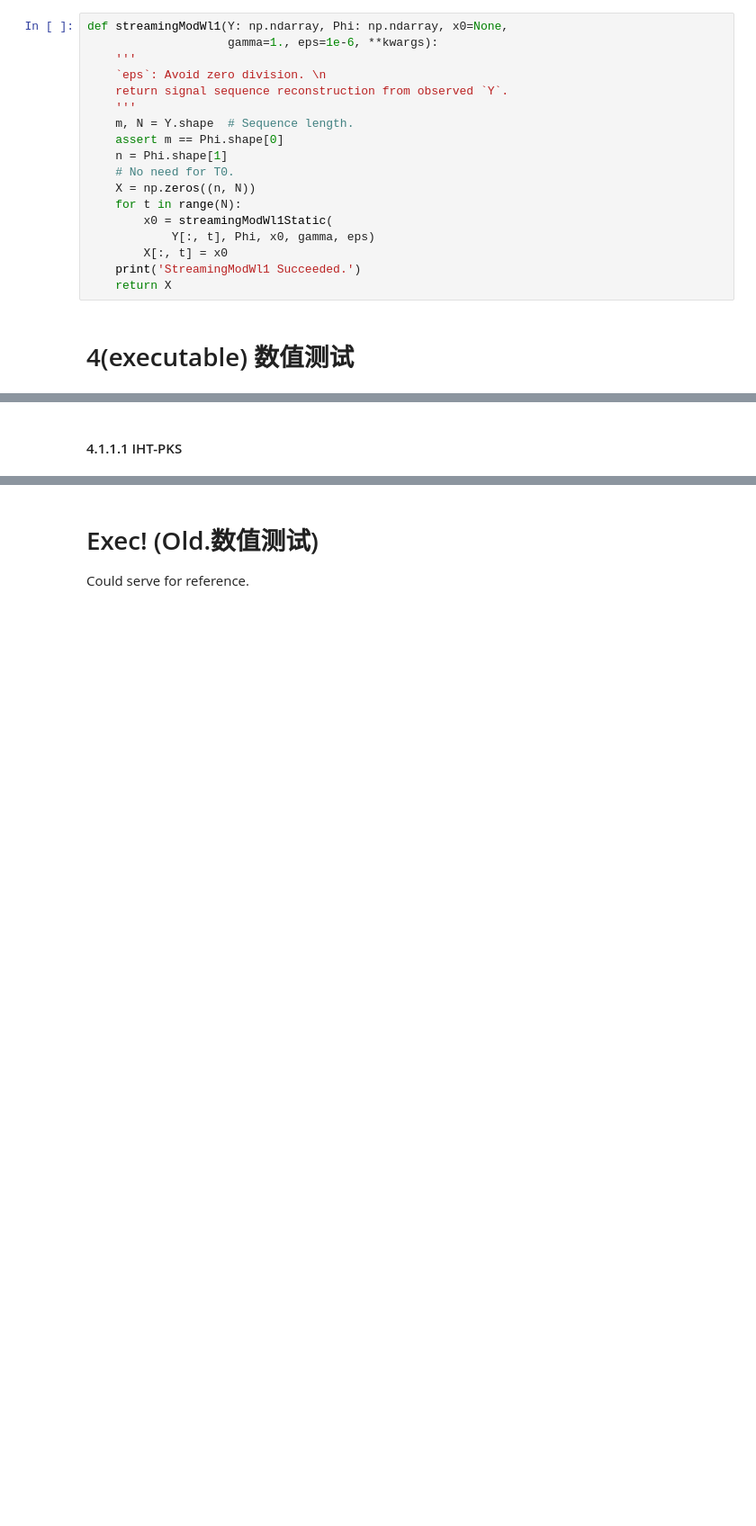
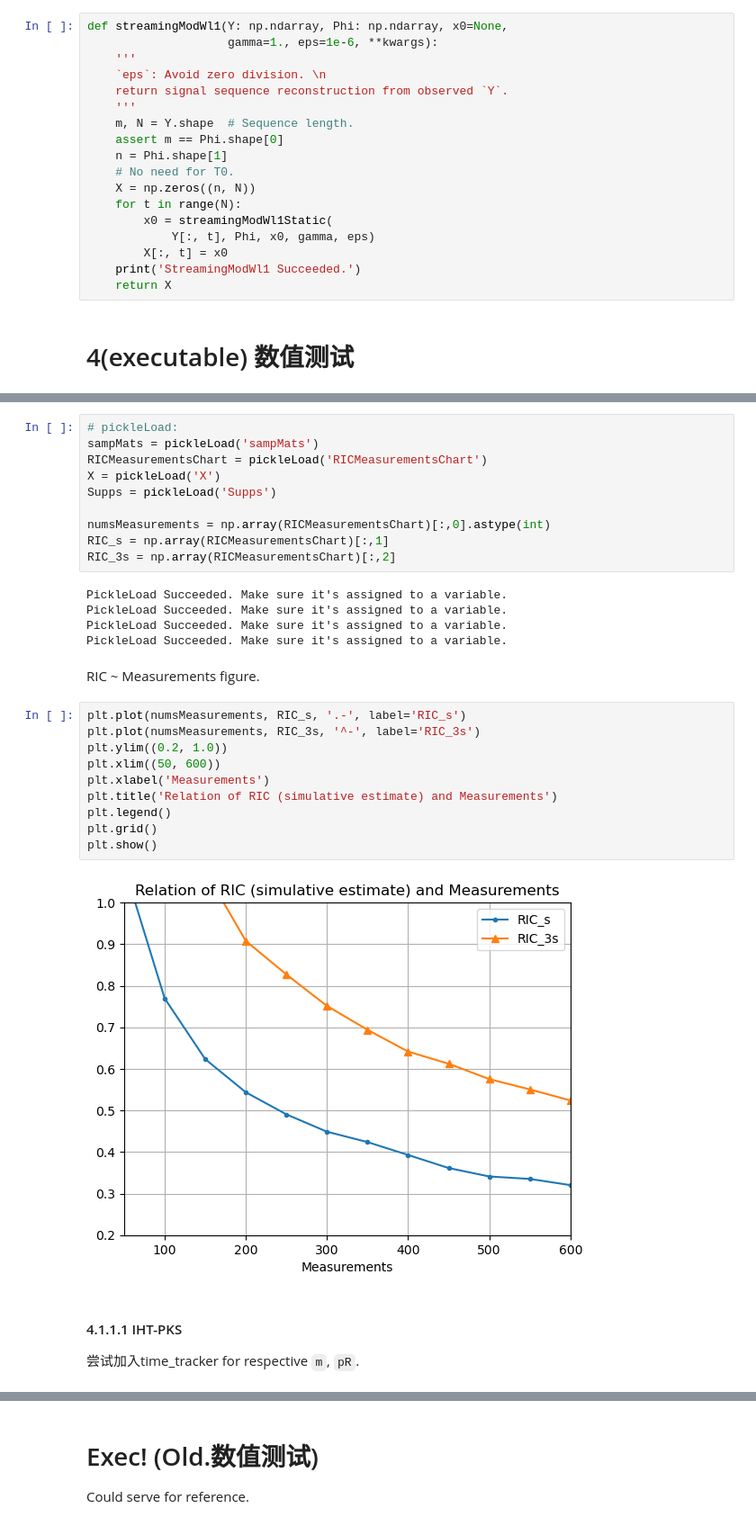
Before and after one commit to LIU-Xnd/CompressiveSensing, a Jupyter notebook: Algorithms.ipynb, the cells around one changed output, grey strips where cells are left out. Shown at 90% size. Saved outputs shown, nothing was run; the diff lists cells and outputs as text; blank space fills up the shorter version.

```diff
--- a/Algorithms.ipynb
+++ b/Algorithms.ipynb
@@ -1114,2 +1153,32 @@ Min singular value: 0.65051883
+# %%
+# pickleLoad:
+sampMats = pickleLoad('sampMats')
+RICMeasurementsChart = pickleLoad('RICMeasurementsChart')
+X = pickleLoad('X')
+Supps = pickleLoad('Supps')
+
+numsMeasurements = np.array(RICMeasurementsChart)[:,0].astype(int)
+RIC_s = np.array(RICMeasurementsChart)[:,1]
+RIC_3s = np.array(RICMeasurementsChart)[:,2]
+# %% [output]
+PickleLoad Succeeded. Make sure it's assigned to a variable.
+PickleLoad Succeeded. Make sure it's assigned to a variable.
+PickleLoad Succeeded. Make sure it's assigned to a variable.
+PickleLoad Succeeded. Make sure it's assigned to a variable.
+# %% [markdown]
+RIC ~ Measurements figure.
+# %%
+plt.plot(numsMeasurements, RIC_s, '.-', label='RIC_s')
+plt.plot(numsMeasurements, RIC_3s, '^-', label='RIC_3s')
+plt.ylim((0.2, 1.0))
+plt.xlim((50, 600))
+plt.xlabel('Measurements')
+plt.title('Relation of RIC (simulative estimate) and Measurements')
+plt.legend()
+plt.grid()
+plt.show()
+# %% [output]
+[figure, added]
 # %% [markdown]
 #### 4.1.1.1 IHT-PKS
+尝试加入time_tracker for respective `m`, `pR`.
```
Also changed, not shown: parts of 18 cells of this notebook, 4 other files.
